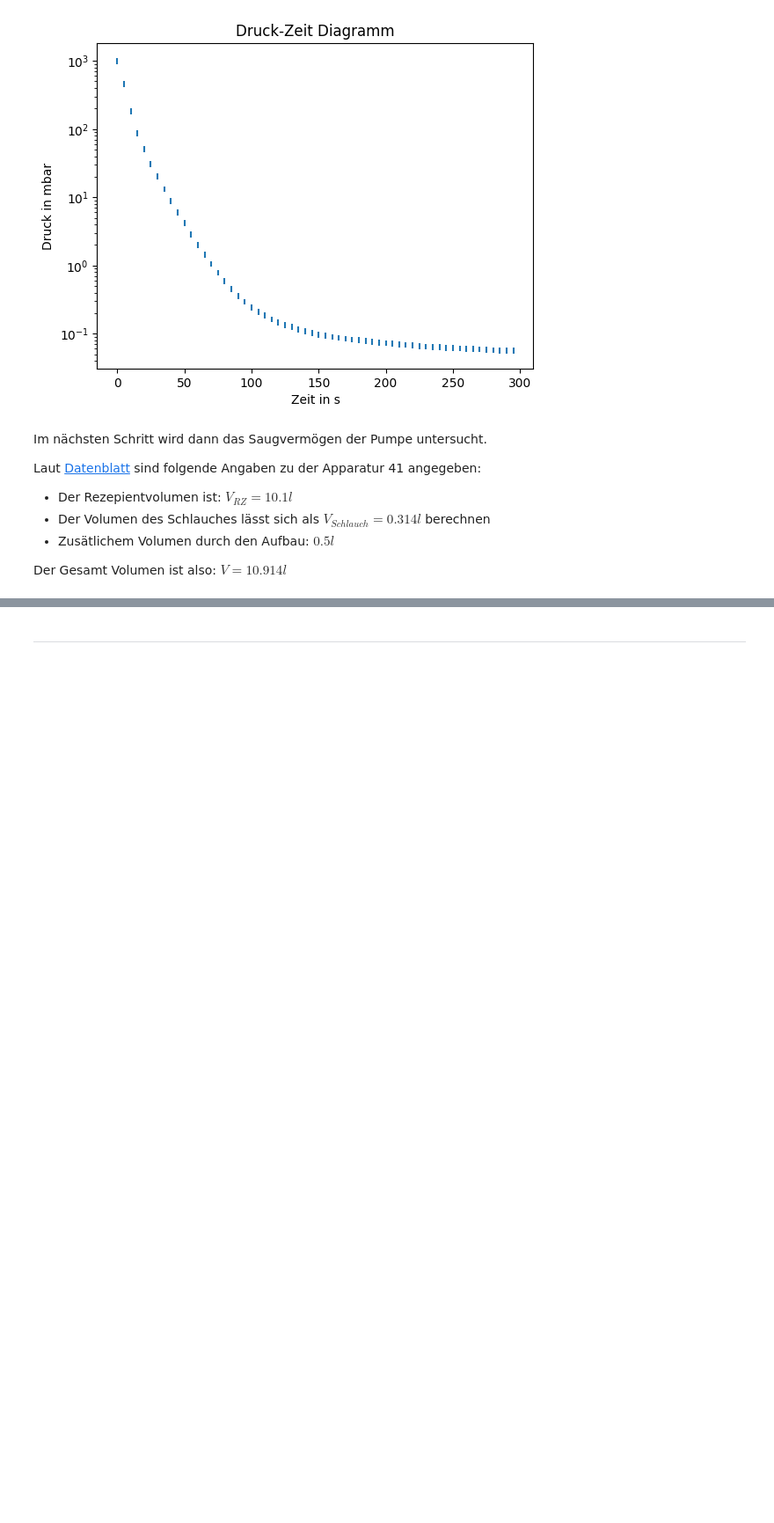
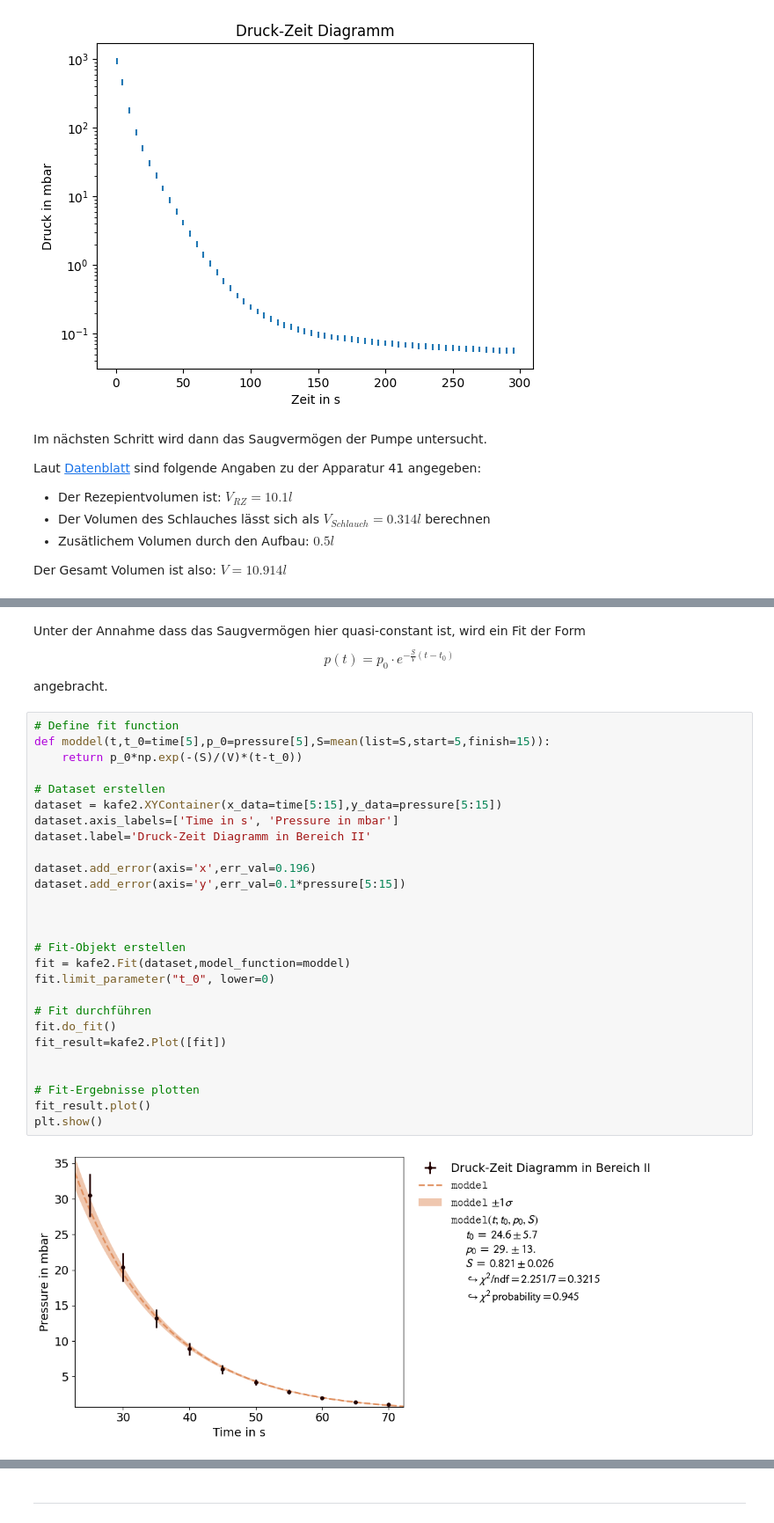
Before and after one commit to AlFa-Tier/Uni_codes, a Jupyter notebook: Praktikum/Vakuum/Vakuum.ipynb, the cells around one changed output, grey strips where cells are left out. Shown: that part at 88% size. Saved outputs shown, nothing was run; the diff lists cells and outputs as text; blank space fills up the shorter version.

```diff
--- a/Praktikum/Vakuum/Vakuum.ipynb
+++ b/Praktikum/Vakuum/Vakuum.ipynb
@@ -268 +328,36 @@ def S(t,p,V=10.914,t_0 = 0 ,p_0=1e3):
+# %% [markdown]
+Unter der Annahme dass das Saugvermögen hier quasi-constant ist, wird ein Fit der Form
+$$
+p(t)=p_0\cdot e^{-\frac SV\left(t-t_0\right)}
+$$
+angebracht.
+# %%
+# Define fit function
+def moddel(t,t_0=time[5],p_0=pressure[5],S=mean(list=S,start=5,finish=15)):
+    return p_0*np.exp(-(S)/(V)*(t-t_0))
+
+# Dataset erstellen
+dataset = kafe2.XYContainer(x_data=time[5:15],y_data=pressure[5:15])
+dataset.axis_labels=['Time in s', 'Pressure in mbar']
+dataset.label='Druck-Zeit Diagramm in Bereich II'
+
+dataset.add_error(axis='x',err_val=0.196)
+dataset.add_error(axis='y',err_val=0.1*pressure[5:15])
+
+
+
+# Fit-Objekt erstellen
+fit = kafe2.Fit(dataset,model_function=moddel)
+fit.limit_parameter("t_0", lower=0)
+
+# Fit durchführen
+fit.do_fit()
+fit_result=kafe2.Plot([fit])
+
+
+# Fit-Ergebnisse plotten
+fit_result.plot()
+plt.show()
+# %% [output]
+[figure, added]
 # %% [markdown]
```
Also changed, not shown: parts of 10 cells of this notebook, 1 other file.
